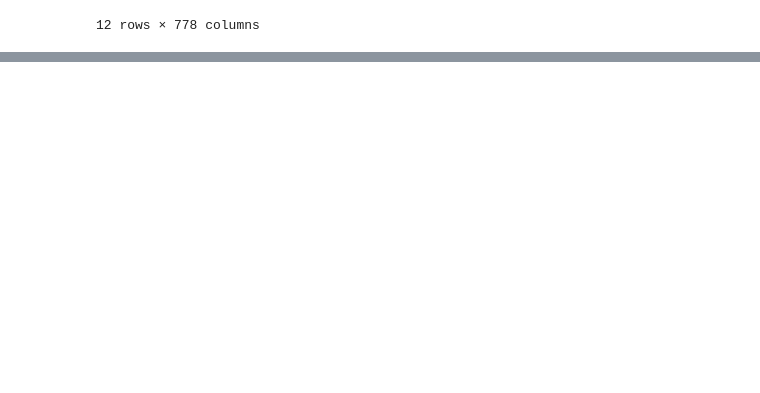
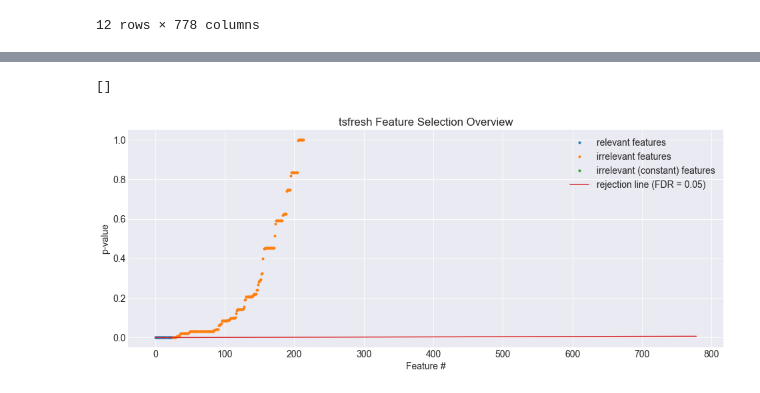
Before and after one commit to hanhanwu/Hanhan_Data_Science_Practice, a Jupyter notebook: sequencial_analysis/after_2020_practice/try_tsfresh.ipynb, the cells around one changed output, grey strips where cells are left out. Drawn from its saved outputs; the diff is of its cells as text; code cells hidden in the pictures; blank space fills up the shorter version.

Commit message:
tsfresh feature slection

```diff
--- a/sequencial_analysis/after_2020_practice/try_tsfresh.ipynb
+++ b/sequencial_analysis/after_2020_practice/try_tsfresh.ipynb
@@ -296,0 +341,4 @@ df_rolled_features_test
+# %%
+df_pvalues = calculate_relevance_table(X, y, test_for_real_target_real_feature='kendall', test_for_real_target_binary_feature='mann')
+
+df_pvalues.head()
@@ -296,0 +361,16 @@ df_rolled_features_test
+# %%
+def calc_rejection_line(df_pvalues, hypothesis_independent, fdr_level):
+
+    m = len(df_pvalues.loc[~(df_pvalues.type == "const")])
+    K = list(range(1, m + 1))
+
+    if hypothesis_independent:
+        C = [1] * m
+    else:
+        C = [sum([1.0 / k for k in K])] * m
+
+    return [fdr_level * k / m * 1.0 / c for k, c in zip(K, C)]
+# %%
+rejection_line = calc_rejection_line(df_pvalues, HYPOTHESES_INDEPENDENT, FDR_LEVEL)
+
+rejection_line[0:10]
@@ -296,0 +388,27 @@ df_rolled_features_test
+# %%
+%matplotlib inline
+
+import matplotlib
+import matplotlib.pyplot as plt
+matplotlib.rcParams["figure.figsize"] = [16, 6]
+matplotlib.rcParams["font.size"] = 14
+matplotlib.style.use('seaborn-darkgrid')
+
+
+df_pvalues.index = pd.Series(range(0, len(df_pvalues.index)))
+
+df_pvalues.p_value.where(df_pvalues.relevant).plot(style=".", label="relevant features")
+
+df_pvalues.p_value.where(~df_pvalues.relevant & (df_pvalues.type != "const")).plot(style=".", label="irrelevant features")
+
+df_pvalues.p_value.fillna(1).where(df_pvalues.type == "const").plot(style=".", label="irrelevant (constant) features")
+
+plt.plot(rejection_line, label="rejection line (FDR = " + str(FDR_LEVEL) + ")")
+plt.xlabel("Feature #")
+plt.ylabel("p-value")
+plt.title("tsfresh Feature Selection Overview")
+plt.legend()
+plt.plot()
+# %% [output]
+[]
+[figure, added]
```
Also changed, not shown: parts of 11 cells of this notebook.
